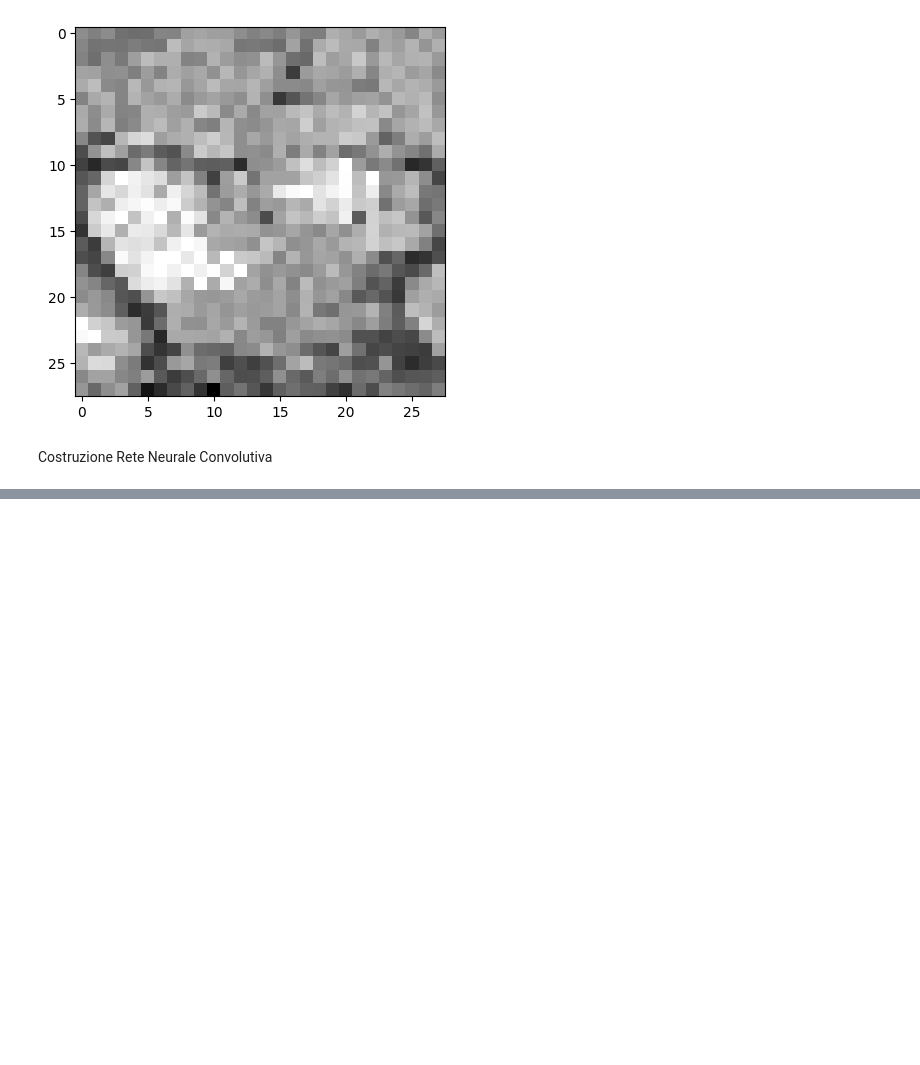
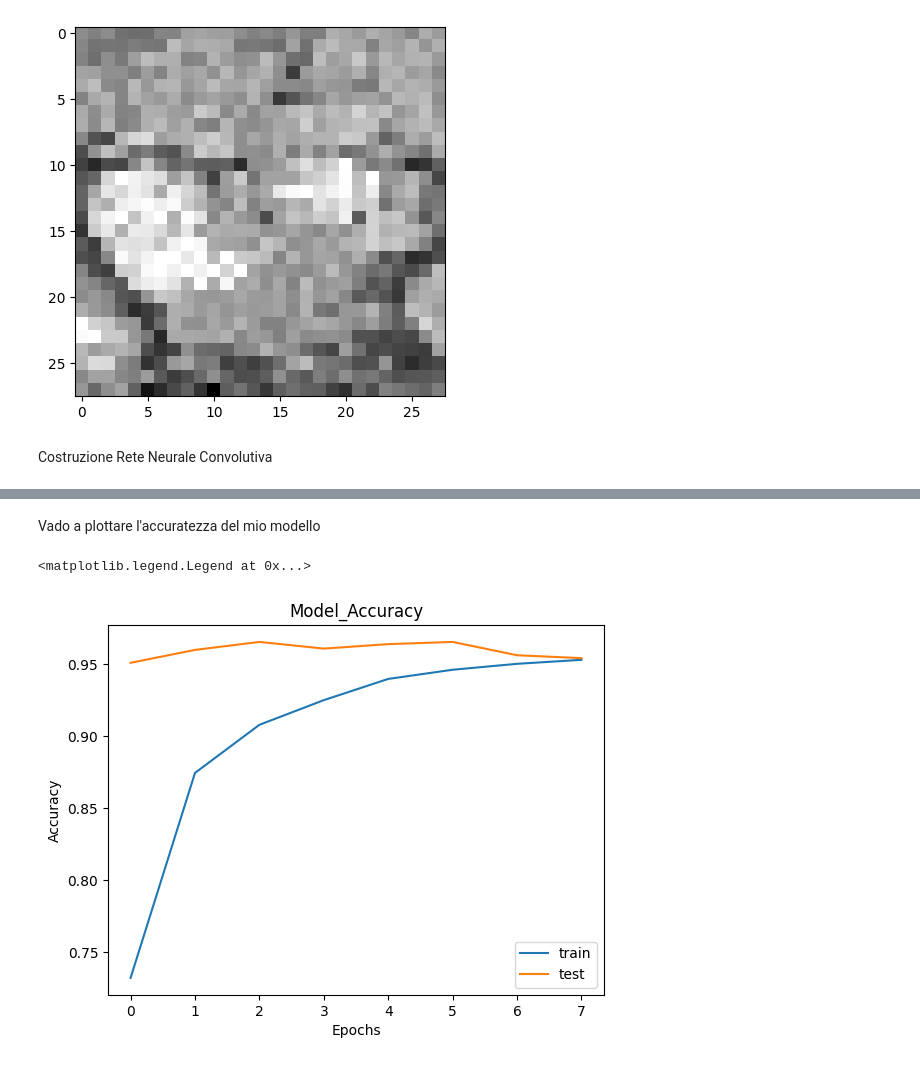
Before and after one commit to Ugo980109/CNN, a Jupyter notebook: Immagine_Mediche_CNN.ipynb, the cells around one changed output, grey strips where cells are left out. Drawn from its saved outputs; the diff is of its cells as text; code cells hidden in the pictures; blank space fills up the shorter version.

```diff
--- a/Immagine_Mediche_CNN.ipynb
+++ b/Immagine_Mediche_CNN.ipynb
@@ -158,0 +157,13 @@ results=model.evaluate(test_images, test_labels_one_hot)
+# %% [markdown]
+Vado a plottare l'accuratezza del mio modello
+# %%
+import matplotlib.pyplot as plt
+plt.plot(history.history['accuracy'])
+plt.plot(history.history['val_accuracy'])
+plt.title('Model_Accuracy')
+plt.xlabel('Epochs')
+plt.ylabel('Accuracy')
+plt.legend(['train','test'], loc='best')
+# %% [output]
+<matplotlib.legend.Legend at 0x...>
+[figure, added]
```
Also changed, not shown: parts of 7 cells of this notebook.
